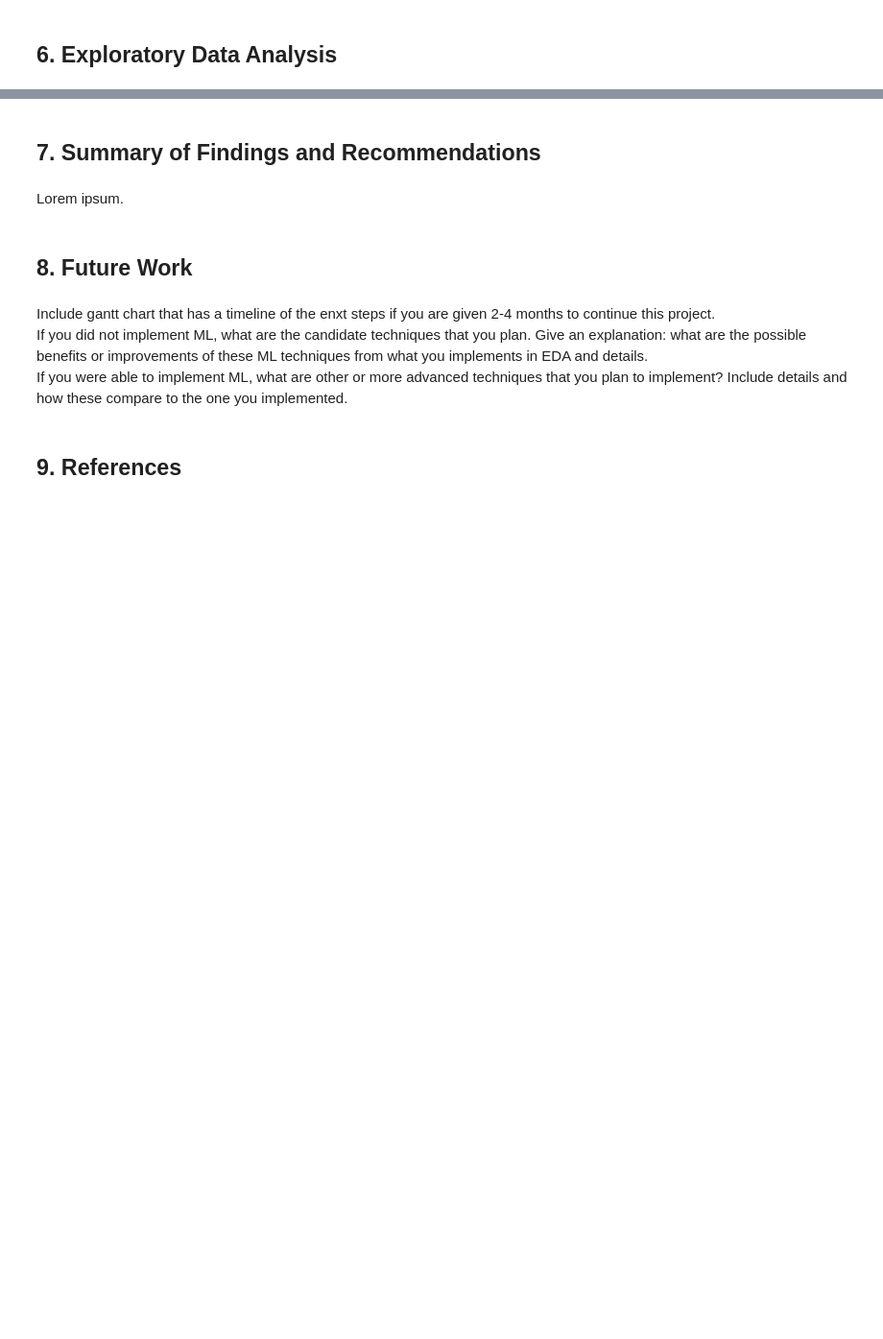
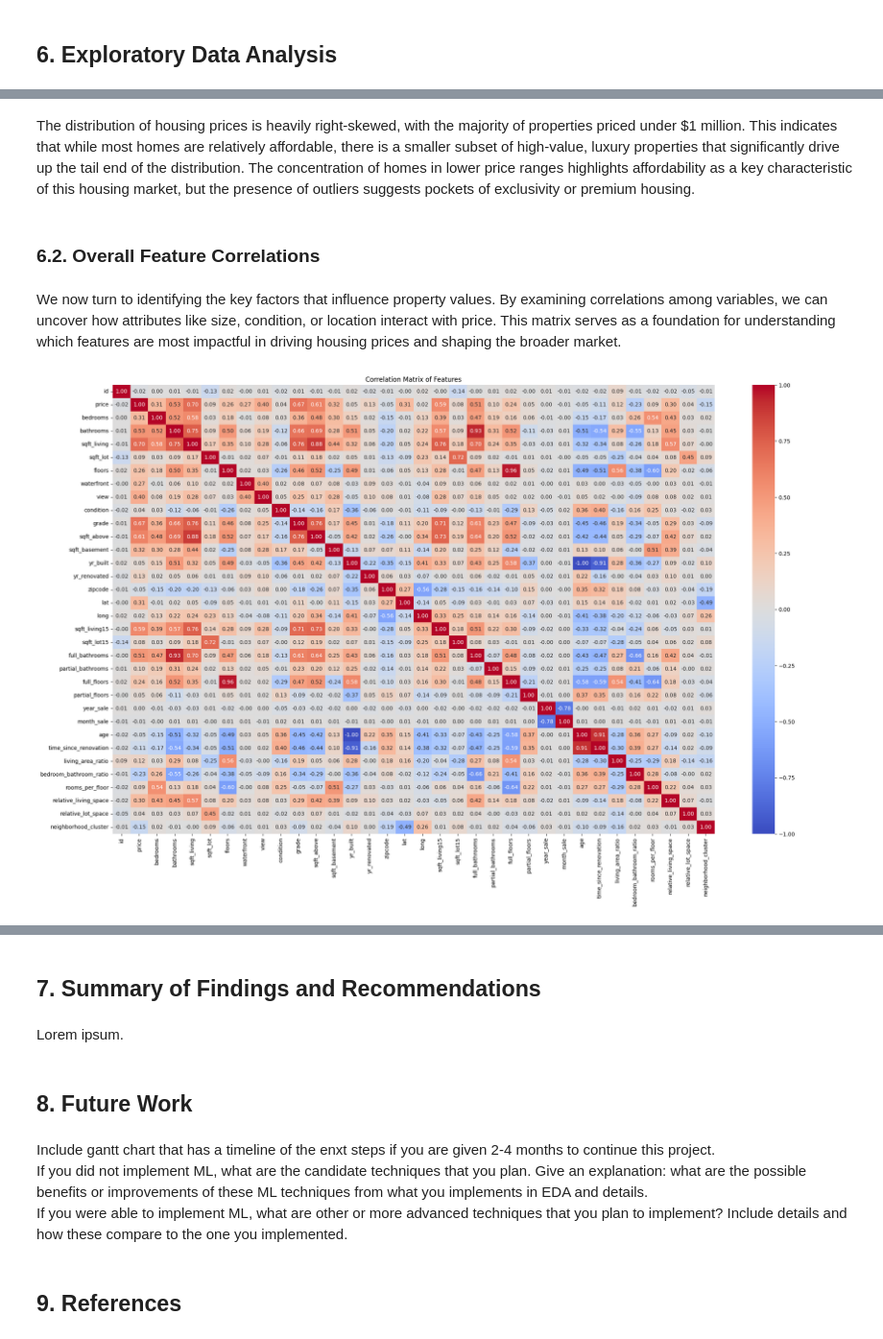
Before and after one commit to axsulit/data100_mco, a Jupyter notebook: main.ipynb, the cells around one changed output, grey strips where cells are left out. Shown at 96% size. Cells and saved outputs as stored; diff of their text form; code cells hidden in the pictures; blank space fills up the shorter version.

```diff
--- a/main.ipynb
+++ b/main.ipynb
@@ -518,0 +538,14 @@ Explain what charts show and what insights can be seen from it. It is required r
+# %% [markdown]
+The distribution of housing prices is heavily right-skewed, with the majority of properties priced under $1 million. This indicates that while most homes are relatively affordable, there is a smaller subset of high-value, luxury properties that significantly drive up the tail end of the distribution. The concentration of homes in lower price ranges highlights affordability as a key characteristic of this housing market, but the presence of outliers suggests pockets of exclusivity or premium housing.
+# %% [markdown]
+### 6.2. Overall Feature Correlations
+# %% [markdown]
+We now turn to identifying the key factors that influence property values. By examining correlations among variables, we can uncover how attributes like size, condition, or location interact with price. This matrix serves as a foundation for understanding which features are most impactful in driving housing prices and shaping the broader market.
+# %%
+plt.figure(figsize=(25, 15))
+corr_matrix = expanded_house_prices_df.corr(numeric_only=True)
+sns.heatmap(corr_matrix, annot=True, fmt='.2f', cmap='coolwarm', cbar=True)
+plt.title("Correlation Matrix of Features")
+plt.show()
+# %% [output]
+[figure, added]
```
Also changed, not shown: parts of 39 cells of this notebook.
